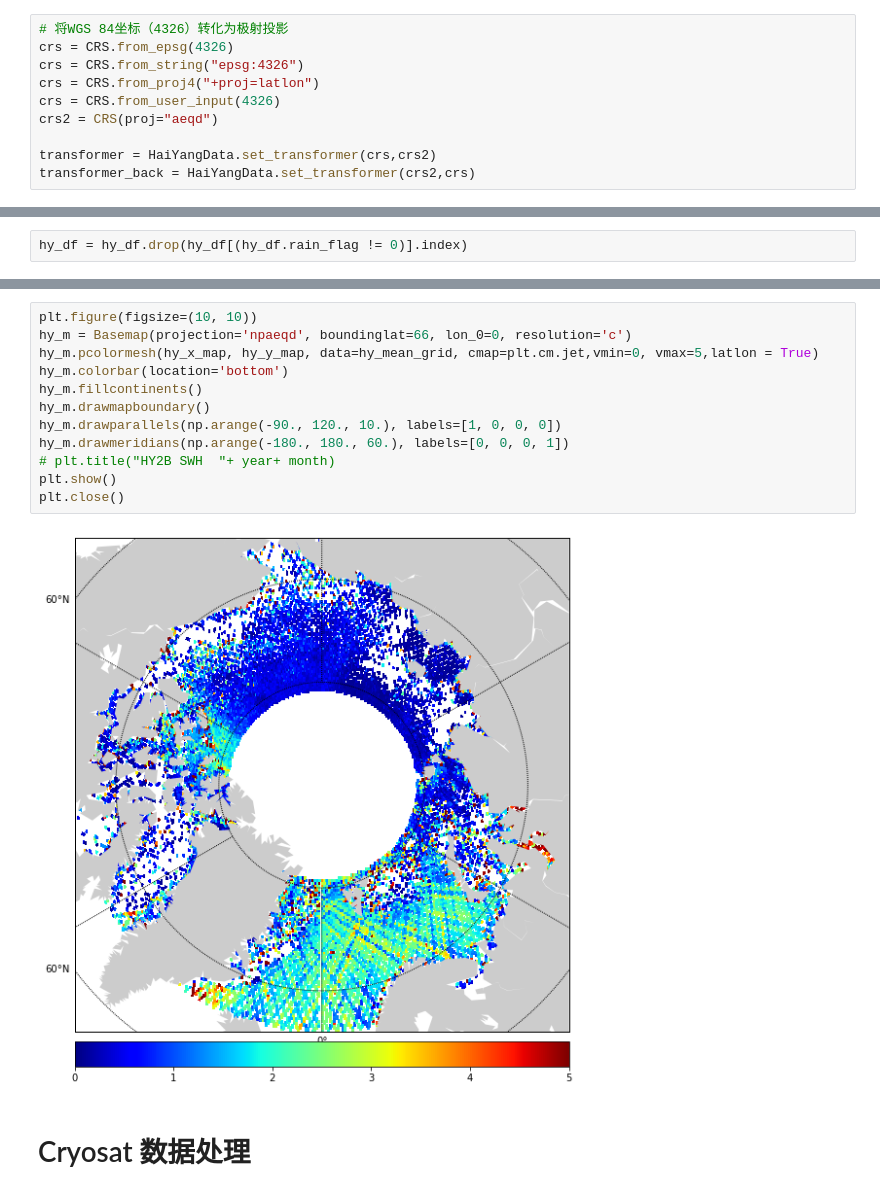
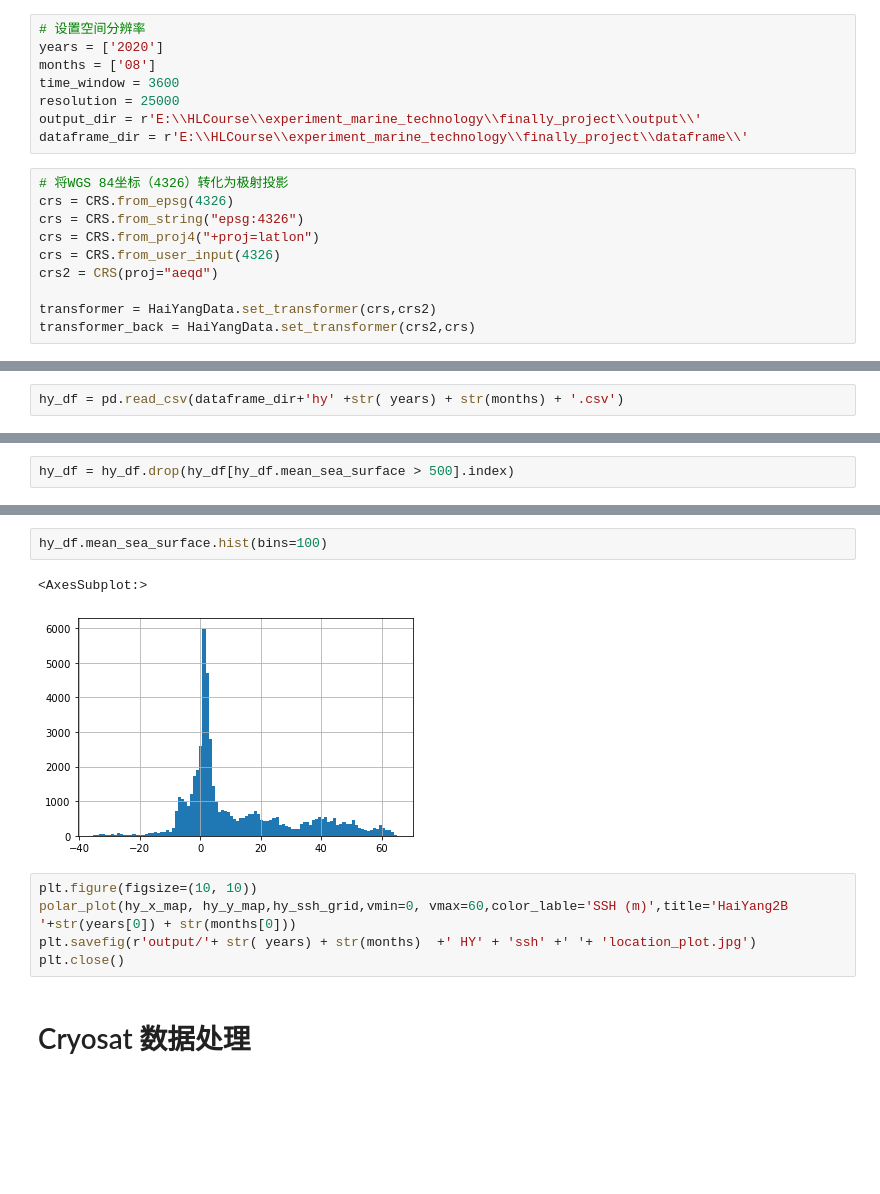
Before and after one commit to LittlematchLM/remote_sensing, a Jupyter notebook: main.ipynb, the cells around one changed output, grey strips where cells are left out. Drawn from its saved outputs; the diff is of its cells as text; blank space fills up the shorter version.

```diff
--- a/main.ipynb
+++ b/main.ipynb
@@ -11,3 +19,11 @@ time_window = 1800
+# %%
+# 设置空间分辨率
+years = ['2020']
+months = ['08']
+time_window = 3600
+resolution = 25000
+output_dir = r'E:\\HLCourse\\experiment_marine_technology\\finally_project\\output\\'
+dataframe_dir = r'E:\\HLCourse\\experiment_marine_technology\\finally_project\\dataframe\\'
 # %%
 # 将WGS 84坐标（4326）转化为极射投影
 crs = CRS.from_epsg(4326)
@@ -41,0 +61,2 @@ hy_df = hy_alt.data_filter(hy_df,'lat',66)
+# %%
+hy_df = pd.read_csv(dataframe_dir+'hy' +str( years) + str(months) + '.csv')
@@ -42,2 +77,2 @@ hy_df = hy_alt.data_filter(hy_df,'lat',66)
 # %%
-hy_df = hy_df.drop(hy_df[(hy_df.rain_flag != 0)].index)
+hy_df = hy_df.drop(hy_df[hy_df.mean_sea_surface > 500].index)
@@ -91,17 +79,13 @@ plt.close()
-# %%
-plt.figure(figsize=(10, 10))
-hy_m = Basemap(projection='npaeqd', boundinglat=66, lon_0=0, resolution='c')
-hy_m.pcolormesh(hy_x_map, hy_y_map, data=hy_mean_grid, cmap=plt.cm.jet,vmin=0, vmax=5,latlon = True)
-hy_m.colorbar(location='bottom')
-hy_m.fillcontinents()
-hy_m.drawmapboundary()
-hy_m.drawparallels(np.arange(-90., 120., 10.), labels=[1, 0, 0, 0])
-hy_m.drawmeridians(np.arange(-180., 180., 60.), labels=[0, 0, 0, 1])
-# plt.title("HY2B SWH  "+ year+ month)
-plt.show()
-plt.close()
-# %% [output]
-[figure, removed]
+# %%
+hy_df.mean_sea_surface.hist(bins=100)
+# %% [output]
+<AxesSubplot:>
+[figure, added]
+# %%
+plt.figure(figsize=(10, 10))
+polar_plot(hy_x_map, hy_y_map,hy_ssh_grid,vmin=0, vmax=60,color_lable='SSH (m)',title='HaiYang2B '+str(years[0]) + str(months[0]))
+plt.savefig(r'output/'+ str( years) + str(months)  +' HY' + 'ssh' +' '+ 'location_plot.jpg')
+plt.close()
 # %% [markdown]
 # Cryosat 数据处理
 # %%
```
Also changed, not shown: parts of 91 cells of this notebook, 1 other file.
